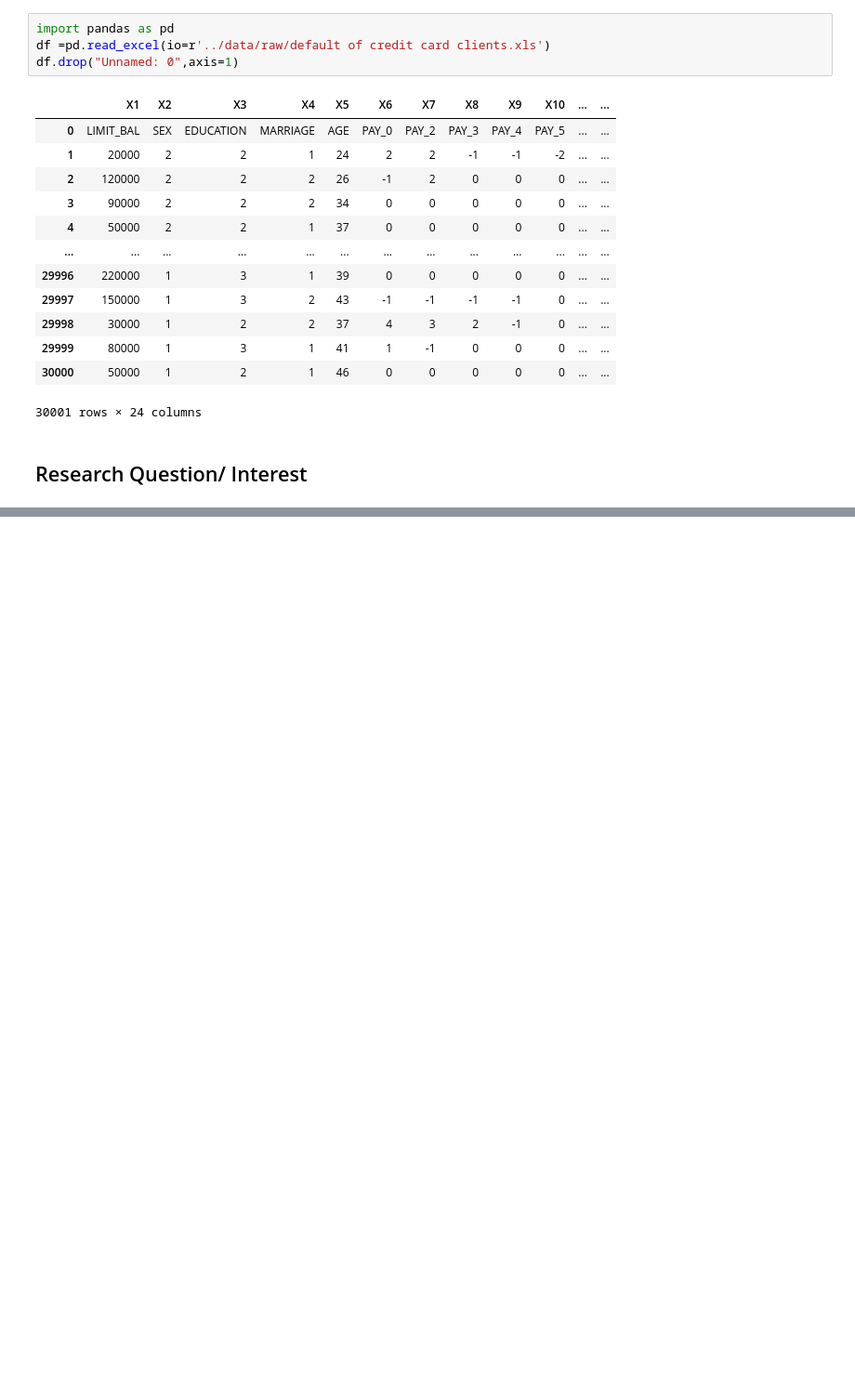
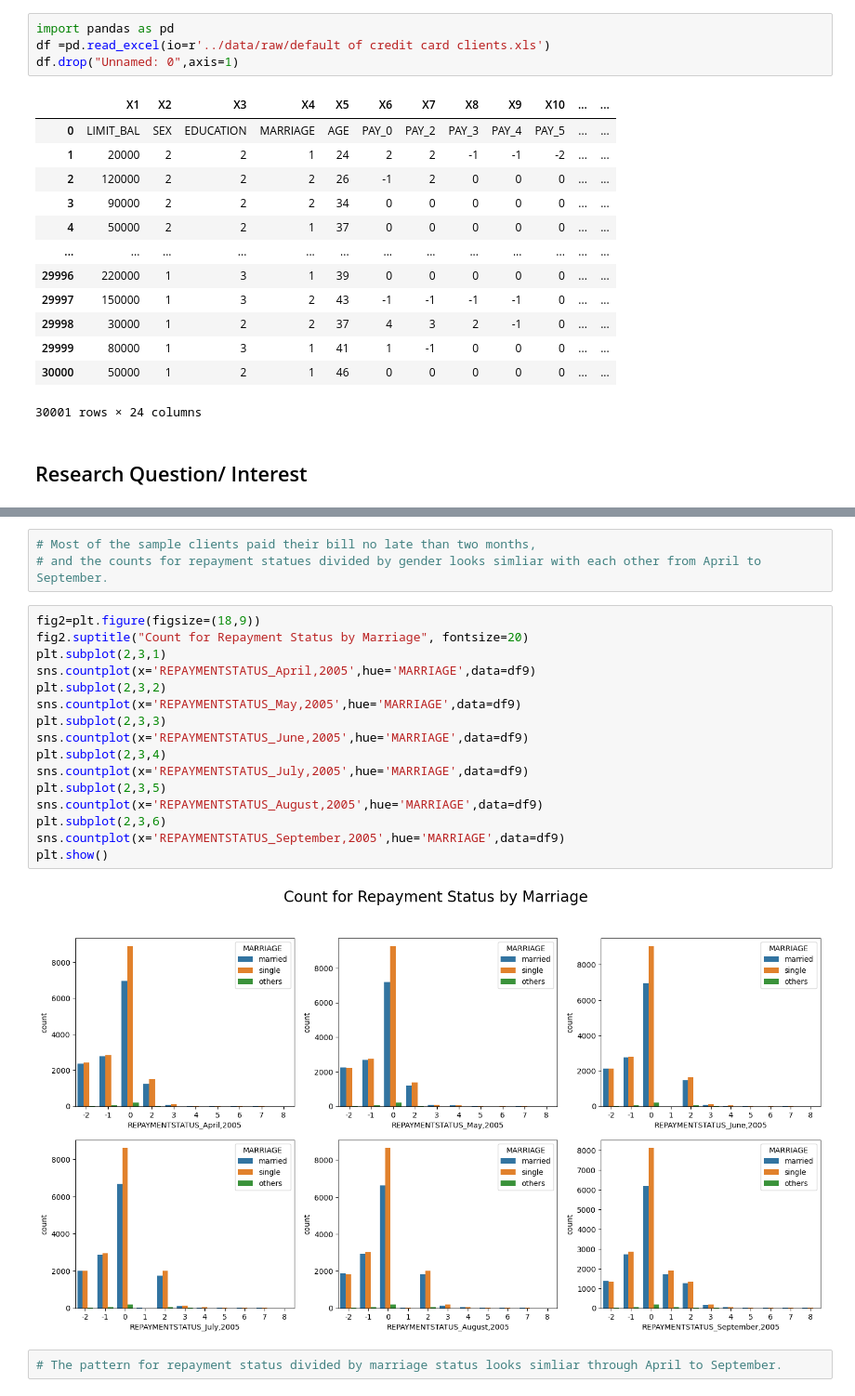
Before and after one commit to ubco-W2022T2-data301/project-group-group27, a Jupyter notebook: analysis/analysis_Remy.ipynb, the cells around one changed output, grey strips where cells are left out. Shown at 93% size. Cells and saved outputs as stored; diff of their text form; blank space fills up the shorter version.

```diff
--- a/analysis/analysis_Remy.ipynb
+++ b/analysis/analysis_Remy.ipynb
@@ -25,0 +354,23 @@ df.drop("Unnamed: 0",axis=1)
+# %%
+# Most of the sample clients paid their bill no late than two months,
+# and the counts for repayment statues divided by gender looks simliar with each other from April to September.
+# %%
+fig2=plt.figure(figsize=(18,9))
+fig2.suptitle("Count for Repayment Status by Marriage", fontsize=20)
+plt.subplot(2,3,1)
+sns.countplot(x='REPAYMENTSTATUS_April,2005',hue='MARRIAGE',data=df9)
+plt.subplot(2,3,2)
+sns.countplot(x='REPAYMENTSTATUS_May,2005',hue='MARRIAGE',data=df9)
+plt.subplot(2,3,3)
+sns.countplot(x='REPAYMENTSTATUS_June,2005',hue='MARRIAGE',data=df9)
+plt.subplot(2,3,4)
+sns.countplot(x='REPAYMENTSTATUS_July,2005',hue='MARRIAGE',data=df9)
+plt.subplot(2,3,5)
+sns.countplot(x='REPAYMENTSTATUS_August,2005',hue='MARRIAGE',data=df9)
+plt.subplot(2,3,6)
+sns.countplot(x='REPAYMENTSTATUS_September,2005',hue='MARRIAGE',data=df9)
+plt.show()
+# %% [output]
+[figure, added]
+# %%
+# The pattern for repayment status divided by marriage status looks simliar through April to September.
```
Also changed, not shown: parts of 34 cells of this notebook.
